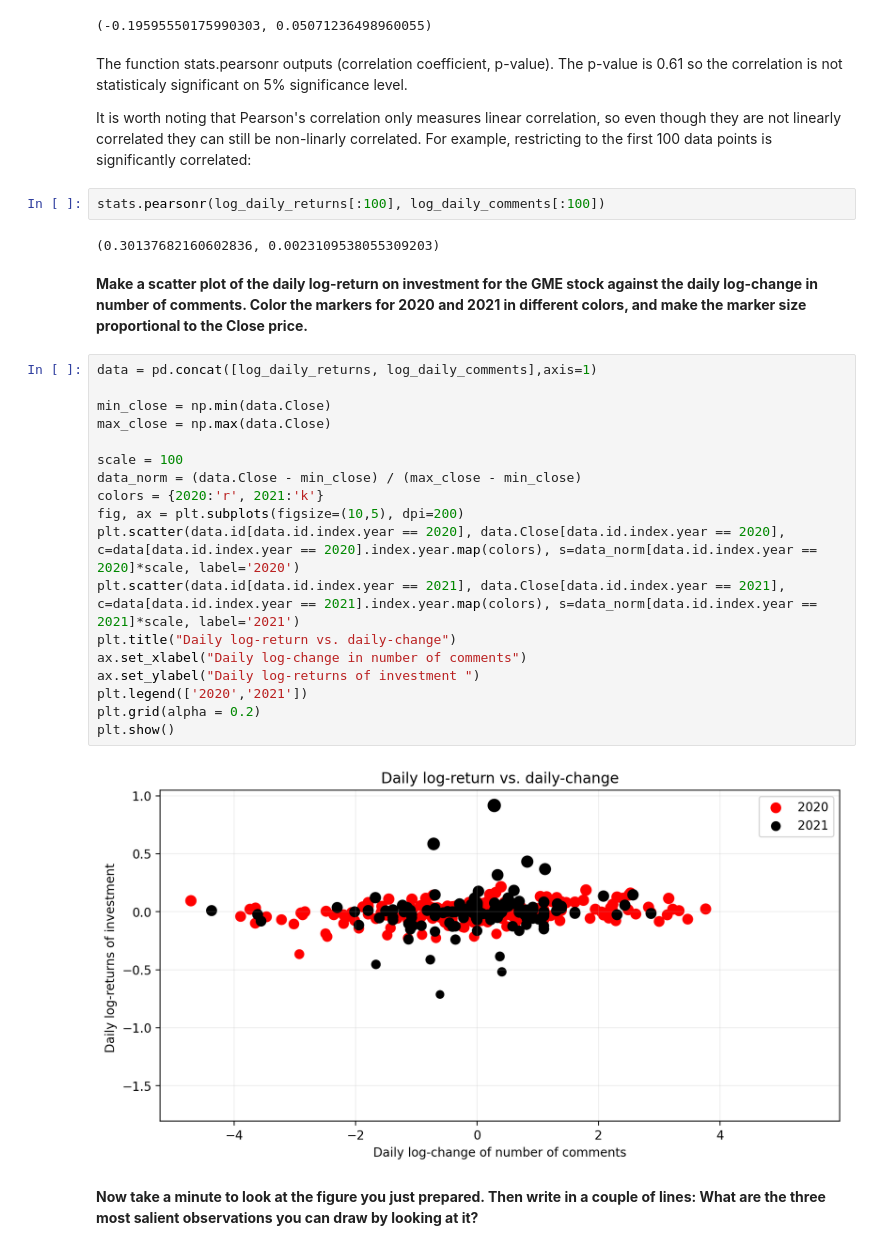
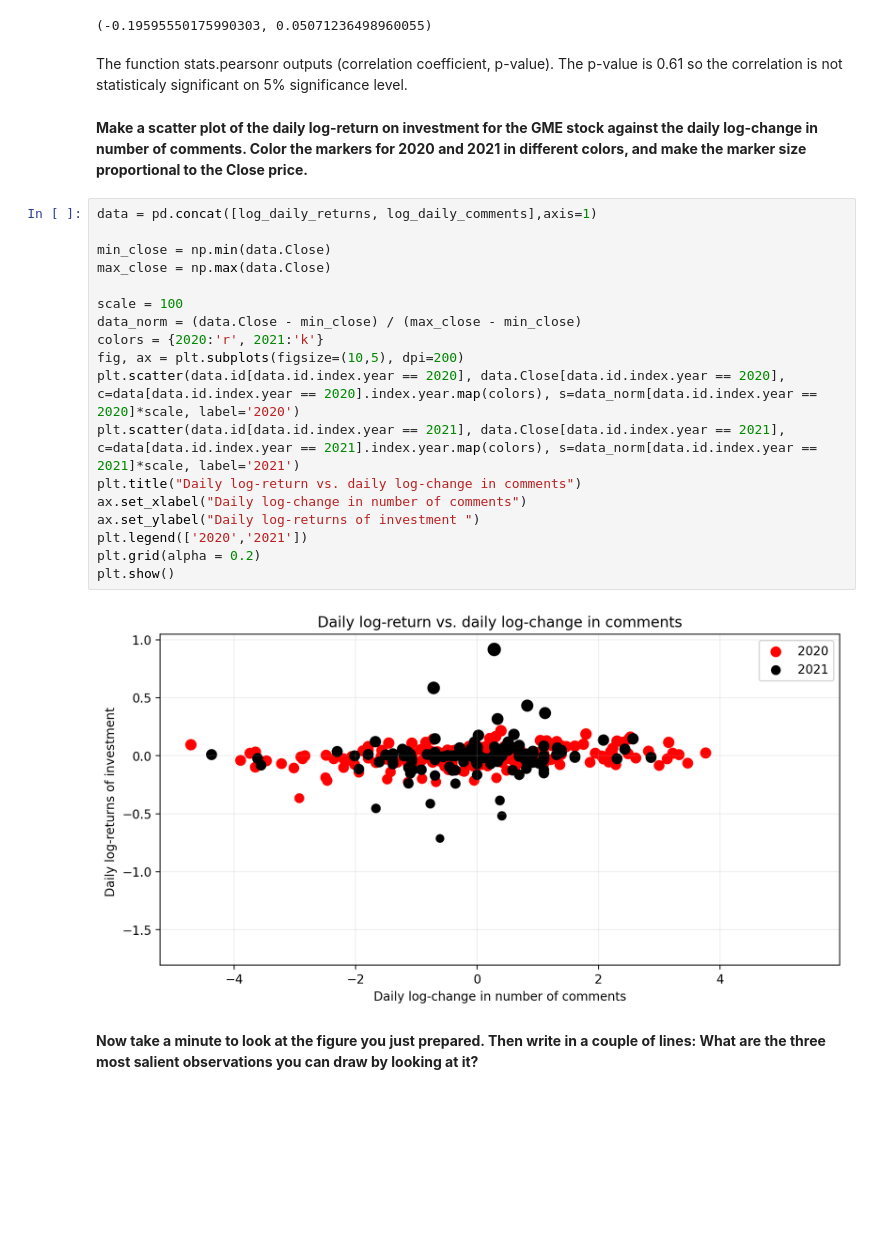
Before and after one commit to TECH-yufu/comsocsci2022-assignment-1, a Jupyter notebook: Assignment1.ipynb, the cells around one changed output. Drawn from its saved outputs; the diff is of its cells as text; blank space fills up the shorter version.

```diff
--- a/Assignment1.ipynb
+++ b/Assignment1.ipynb
@@ -167,34 +167,28 @@ stats.pearsonr(log_daily_returns, log_daily_comments)
 (-0.19595550175990303, 0.05071236498960055)
 # %% [markdown]
 The function stats.pearsonr outputs (correlation coefficient, p-value). The p-value is 0.61 so the correlation is not statisticaly significant on 5% significance level.
-
-It is worth noting that Pearson's correlation only measures linear correlation, so even though they are not linearly correlated they can still be non-linarly correlated. For example, restricting to the first 100 data points is significantly correlated:
-# %%
-stats.pearsonr(log_daily_returns[:100], log_daily_comments[:100])
-# %% [output]
-(0.30137682160602836, 0.0023109538055309203)
 # %% [markdown]
 **Make a scatter plot of the daily log-return on investment for the GME stock against the daily log-change in number of comments. Color the markers for 2020 and 2021 in different colors, and make the marker size proportional to the Close price.**
 # %%
 data = pd.concat([log_daily_returns, log_daily_comments],axis=1)
 
 min_close = np.min(data.Close)
 max_close = np.max(data.Close)
 
 scale = 100
 data_norm = (data.Close - min_close) / (max_close - min_close)
 colors = {2020:'r', 2021:'k'}
 fig, ax = plt.subplots(figsize=(10,5), dpi=200)
 plt.scatter(data.id[data.id.index.year == 2020], data.Close[data.id.index.year == 2020], c=data[data.id.index.year == 2020].index.year.map(colors), s=data_norm[data.id.index.year == 2020]*scale, label='2020')
 plt.scatter(data.id[data.id.index.year == 2021], data.Close[data.id.index.year == 2021], c=data[data.id.index.year == 2021].index.year.map(colors), s=data_norm[data.id.index.year == 2021]*scale, label='2021')
-plt.title("Daily log-return vs. daily-change")
+plt.title("Daily log-return vs. daily log-change in comments")
 ax.set_xlabel("Daily log-change in number of comments")
 ax.set_ylabel("Daily log-returns of investment ")
 plt.legend(['2020','2021'])
 plt.grid(alpha = 0.2)
 plt.show()
 # %% [output]
-[figure, old version]
+[figure, new version]
 # %% [markdown]
 **Now take a minute to look at the figure you just prepared. Then write in a couple of lines: What are the three most salient observations you can draw by looking at it?**
 # %% [markdown]
```
